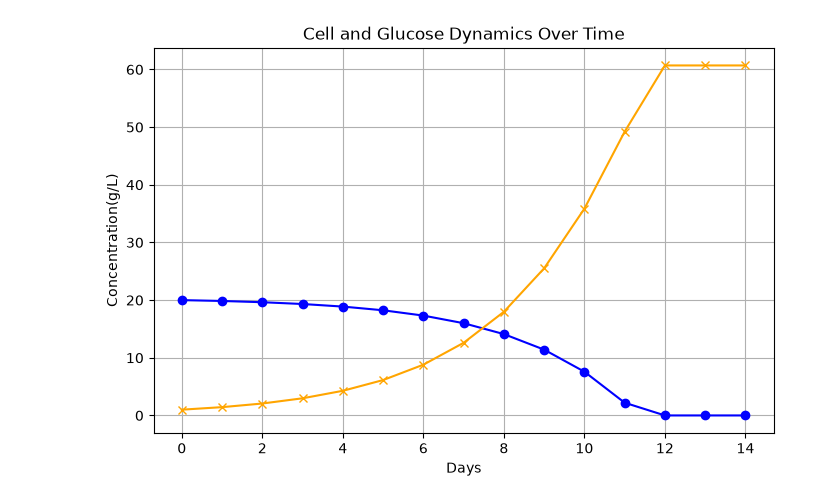
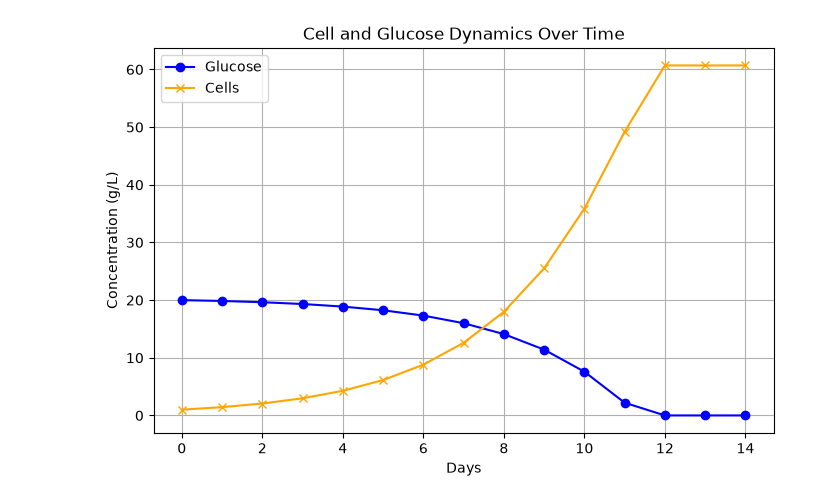
Before and after one commit to neelesh4212/cho-fed-batch-simulator, a Jupyter notebook: notebooks/growth_simulator_practice.ipynb, the cells around one changed output. Cells and saved outputs as stored; diff of their text form; code cells hidden in the pictures.

```diff
--- a/notebooks/growth_simulator_practice.ipynb
+++ b/notebooks/growth_simulator_practice.ipynb
@@ -2,36 +2,38 @@
 import numpy as np
 import matplotlib.pyplot as plt
 
 # Simulation settings
 days = np.arange(0, 15, 1)
 glucose = np.empty(len(days))
 cells = np.empty(len(days))
 
 
 # Initial conditions
 glucose[0] = 20.0  # g/L
 initial_cells = 1.0      # million cells/mL
 cells[0] = initial_cells
 glucose_consumption_rate = 0.15  # g/L per million cells per day
+dt = 1.0  # time step in days
 
 mu_max = 0.4 # g/L
 Ks = 2.0 # g/L
 
 # Simple exponential growth model
 for j in range(1, len(days)):
     mu = mu_max * glucose[j-1] / (Ks + glucose[j-1])  # Monod equation for growth rate
-    cells[j] = cells[j-1] * np.exp(mu)  # Cell growth
-    glucose[j] = glucose[j-1] - (glucose_consumption_rate * cells[j-1])  # Glucose consumption
+    cells[j] = cells[j-1] * np.exp(mu * dt)  # Cell growth
+    glucose[j] = glucose[j-1] - (glucose_consumption_rate * cells[j-1] * dt)  # Glucose consumption
     if glucose[j] < 0:
         glucose[j] = 0  # Prevent negative glucose concentration
 
 plt.figure(figsize=(8,5))
-plt.plot(days, glucose, marker="o",color='blue')
-plt.plot(days, cells, marker="x", color='orange')
+plt.plot(days, glucose, marker="o", label="Glucose", color='blue')
+plt.plot(days, cells, marker="x", label="Cells", color='orange')
 plt.title("Cell and Glucose Dynamics Over Time")
 plt.xlabel("Days")
-plt.ylabel("Concentration(g/L)")
+plt.ylabel("Concentration (g/L)")
+plt.legend()
 plt.grid()
 plt.show()
 # %% [output]
-[figure, old version]
+[figure, new version]
```
Also changed, not shown: parts of 1 cell of this notebook, 1 other file.
